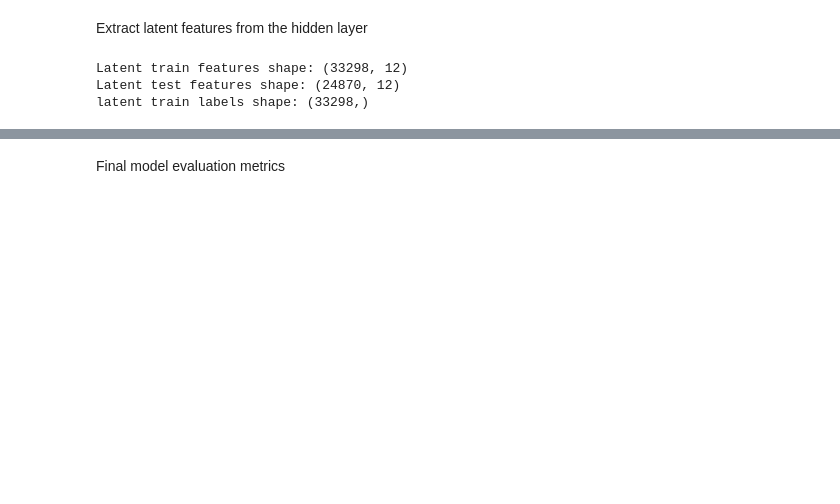
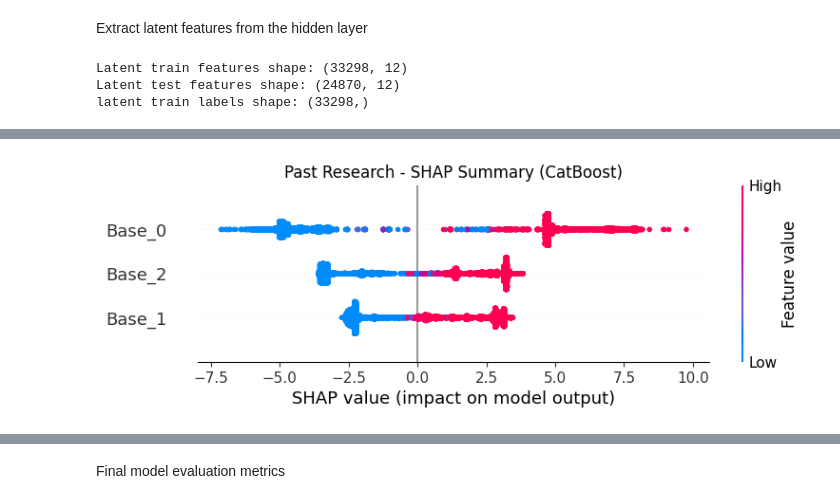
Before and after one commit to Erica881/memmal-ensemble, a Jupyter notebook: MeMalDet/arch1.ipynb, the cells around one changed output, grey strips where cells are left out. Saved outputs shown, nothing was run; the diff lists cells and outputs as text; code cells hidden in the pictures; blank space fills up the shorter version.

```diff
--- a/MeMalDet/arch1.ipynb
+++ b/MeMalDet/arch1.ipynb
@@ -650,5 +646,5 @@ print(f"Average inference time per sample: {average_time_per_sample:.2f} Ms")
 
 
 # Predictions and Evaluation
-# y_pred = meta_clf.predict(test_meta_features)
+y_pred = meta_clf.predict(test_meta_features)
 print("Classification Report:\n", classification_report(y_test_latent, y_pred))
@@ -667,0 +836,93 @@ weighted avg       1.00      1.00      1.00     24870
+# %%
+import time
+import numpy as np
+import shap
+import matplotlib.pyplot as plt
+import pandas as pd
+
+from sklearn.svm import SVC
+from sklearn.linear_model import LogisticRegression, SGDClassifier
+from sklearn.ensemble import RandomForestClassifier
+from sklearn.metrics import accuracy_score, precision_score, recall_score, f1_score, roc_auc_score, mean_squared_error
+from xgboost import XGBClassifier
+from catboost import CatBoostClassifier
+from sklearn.model_selection import train_test_split
+
+# Use latent features and their corresponding labels
+X_train_latent = train_latent_features
+X_test_latent = test_latent_features
+y_train_latent = train_labels
+y_test_latent = test_labels
+
+print(y_train_latent.shape)
+
+# Function to evaluate and explain models
+def evaluate_and_explain(base_classifiers, meta_classifier, approach_name):
+    for clf in base_classifiers:
+        clf.fit(X_train_latent, y_train_latent)
+
+    train_meta_features = np.column_stack([clf.predict_proba(X_train_latent)[:, 1] for clf in base_classifiers])
+    test_meta_features = np.column_stack([clf.predict_proba(X_test_latent)[:, 1] for clf in base_classifiers])
+
+    meta_classifier.fit(train_meta_features, y_train_latent)
+
+    start_time = time.time()
+    y_pred = meta_classifier.predict(test_meta_features)
+    inference_time = time.time() - start_time
+
+    acc = accuracy_score(y_test_latent, y_pred)
+    prec = precision_score(y_test_latent, y_pred)
+    rec = recall_score(y_test_latent, y_pred)
+    f1 = f1_score(y_test_latent, y_pred)
+    roc = roc_auc_score(y_test_latent, meta_classifier.predict_proba(test_meta_features)[:, 1])
+    # rmse = mean_squared_error(y_test_latent, y_pred)
+
+    print(f"\n=== {approach_name} ===")
+    print(f"Accuracy: {acc:.4f}, Precision: {prec:.4f}, Recall: {rec:.4f}, F1: {f1:.4f}, ROC_AUC: {roc:.4f}")
+    print(f"Inference Time: {inference_time*1000:.2f} ms")
+
+    feature_names = [f"Base_{i}" for i in range(len(base_classifiers))]
+
+    if isinstance(meta_classifier, CatBoostClassifier):
+        explainer = shap.TreeExplainer(meta_classifier)
+        shap_values = explainer.shap_values(test_meta_features)
+        shap.summary_plot(shap_values, test_meta_features, feature_names=feature_names, show=False)
+        plt.title(f"{approach_name} - SHAP Summary (CatBoost)")
+        plt.show()
+
+        shap_df = pd.DataFrame(
+            data=np.abs(shap_values).mean(axis=0),
+            index=feature_names,
+            columns=["Mean |SHAP|"]
+        ).sort_values(by="Mean |SHAP|", ascending=False)
+
+        print("\n=== SHAP Feature Importance Summary ===")
+        print(shap_df)
+
+    elif isinstance(meta_classifier, LogisticRegression):
+        coefficients = meta_classifier.coef_[0]
+        plt.figure(figsize=(8, 4))
+        plt.barh(feature_names, coefficients, color="skyblue")
+        plt.xlabel("Coefficient Value")
+        plt.title(f"{approach_name} - LogisticRegression Coefficients")
+        plt.axvline(0, color='gray', linestyle='--')
+        plt.tight_layout()
+        plt.show()
+        print(f"Logistic Regression Coefficients: {coefficients}")
+
+# Define approaches
+approaches = {
+    "Past Research": ([SVC(probability=True), LogisticRegression(), SGDClassifier(loss="log_loss")], CatBoostClassifier(verbose=0)),
+    "Approach 1": ([SVC(probability=True), LogisticRegression(), SGDClassifier(loss="log_loss"), RandomForestClassifier()], CatBoostClassifier(verbose=0)),
+    "Approach 2": ([SVC(probability=True), LogisticRegression(), SGDClassifier(loss="log_loss"), XGBClassifier(eval_metric='logloss')], CatBoostClassifier(verbose=0)),
+    "Approach 3": ([SVC(probability=True), LogisticRegression(), SGDClassifier(loss="log_loss"), RandomForestClassifier(), XGBClassifier(eval_metric='logloss')], CatBoostClassifier(verbose=0)),
+    "Approach 4": ([SVC(probability=True), LogisticRegression(), SGDClassifier(loss="log_loss")], LogisticRegression()),
+    "Approach 5": ([SVC(probability=True), LogisticRegression(), SGDClassifier(loss="log_loss"), RandomForestClassifier()], LogisticRegression()),
+    "Approach 6": ([SVC(probability=True), LogisticRegression(), SGDClassifier(loss="log_loss"), XGBClassifier(eval_metric='logloss')], LogisticRegression()),
+    "Approach 7": ([SVC(probability=True), LogisticRegression(), SGDClassifier(loss="log_loss"), RandomForestClassifier(), XGBClassifier(eval_metric='logloss')], LogisticRegression()),
+}
+
+# Run all approaches
+for name, (base_cls, meta_cls) in approaches.items():
+    evaluate_and_explain(base_cls, meta_cls, name)
+# %% [output]
@@ -667,0 +934 @@ weighted avg       1.00      1.00      1.00     24870
+[figure, added]
```
Also changed, not shown: parts of 17 cells of this notebook, 5 other files.
